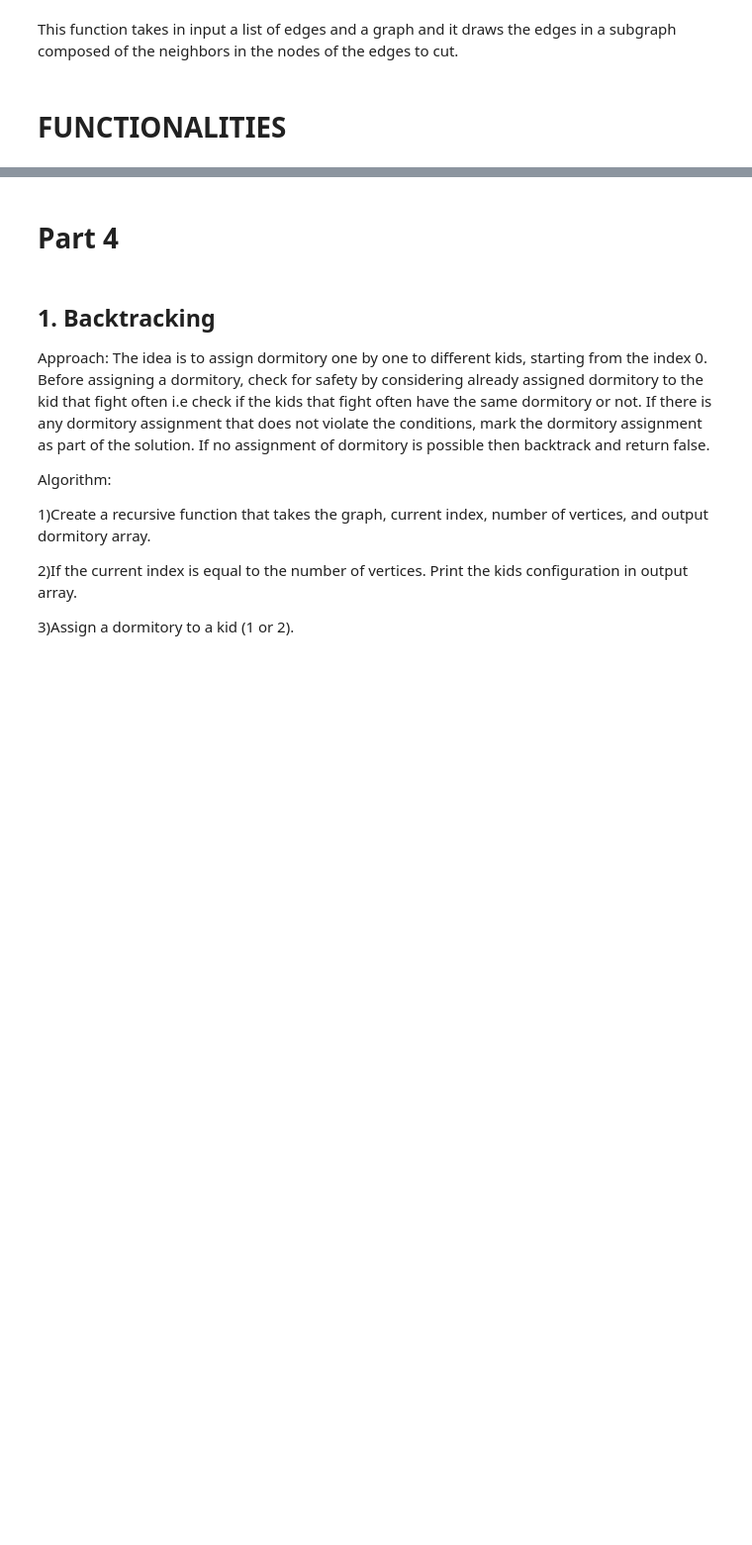
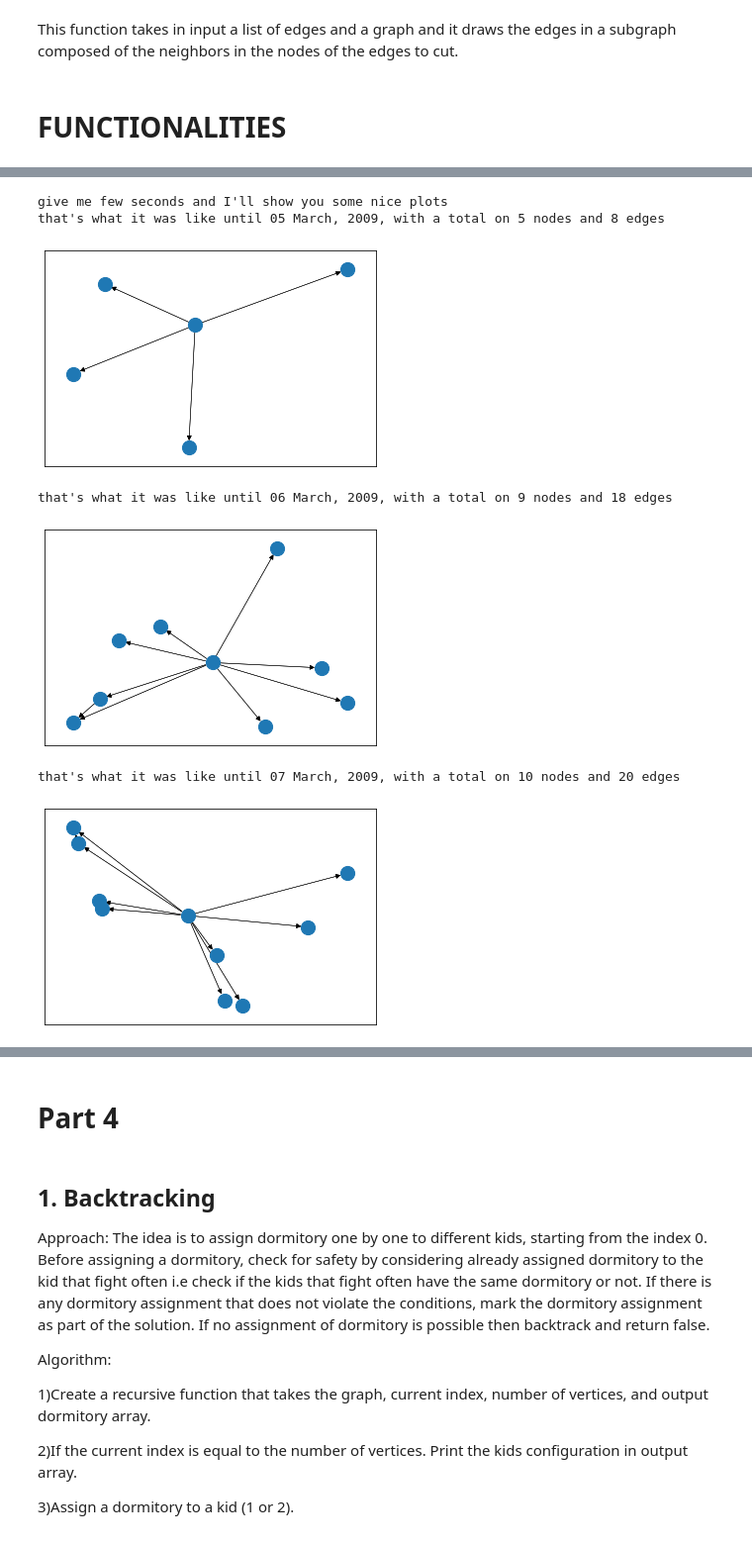
Before and after one commit to SimonePip/ADM-HW5, a Jupyter notebook: main_final.ipynb, the cells around one changed output, grey strips where cells are left out. Shown at 99% size. Saved outputs shown, nothing was run; the diff lists cells and outputs as text; code cells hidden in the pictures; blank space fills up the shorter version.

```diff
--- a/main_final.ipynb
+++ b/main_final.ipynb
@@ -353,9 +353,9 @@ def Betweenness(G,q,n): #Pretty straightforward: we are just applying the formul
         for v in (G.nodes):
             dist,path = shortest_path(G,u,v)
             if (dist!='Not possible') and (dist!=0):
-                somma+=int(dist)
+                somma+=dist
                 if q in path:
-                    somma_q+=int(dist)
+                    somma_q+=dist
 
     num = 2*somma_q/somma
     den = n*n - 3*n + 2
@@ -615,7 +634,15 @@ def functionality_2(G, u, metric, time_interval, alpha=0.2):
     draw_neighs(G,u,time_interval)
     return
 # %%
-functionality_2(G,9345,'PageRank',('04 March, 2009', '07 March, 2009'))
+functionality_2(G,9345,'Degree',('04 March, 2009', '07 March, 2009'))
+# %% [output]
+give me few seconds and I'll show you some nice plots
+that's what it was like until 05 March, 2009, with a total on 5 nodes and 8 edges
+[figure, added]
+that's what it was like until 06 March, 2009, with a total on 9 nodes and 18 edges
+[figure, added]
+that's what it was like until 07 March, 2009, with a total on 10 nodes and 20 edges
+[figure, added]
 # %%
 def functionality_3(G,time_interval,users,source,target):
     path_ = path(G,time_interval,users,source,target)[1]
```
Also changed, not shown: parts of 11 cells of this notebook.
